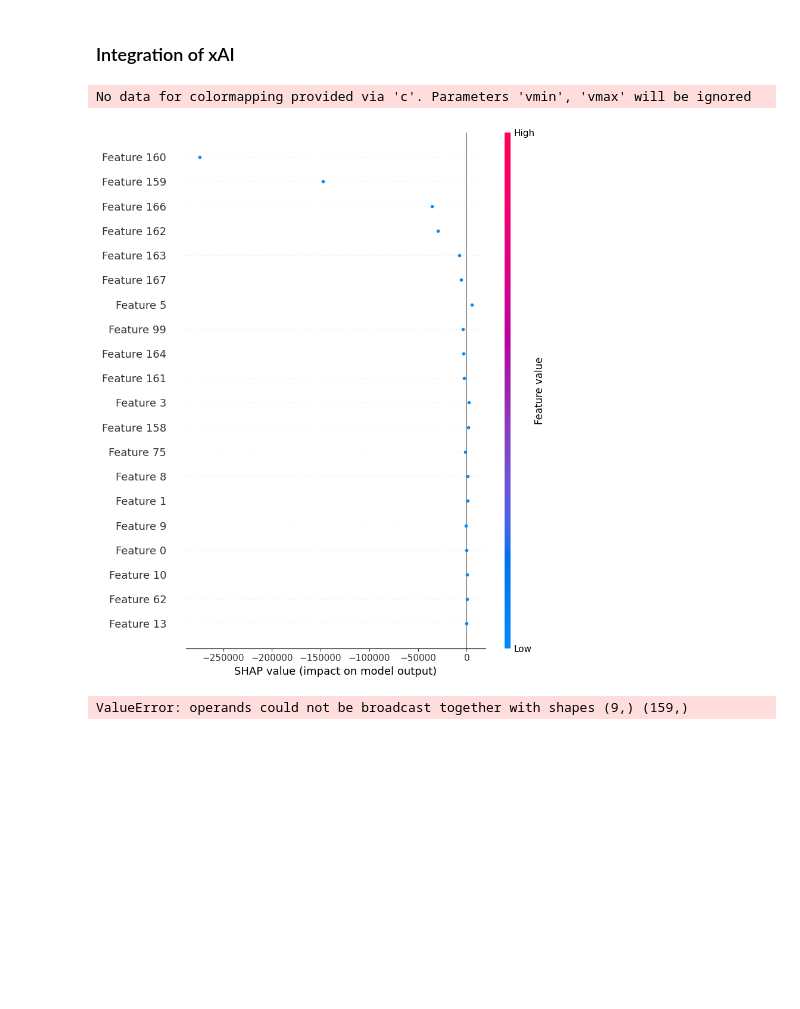
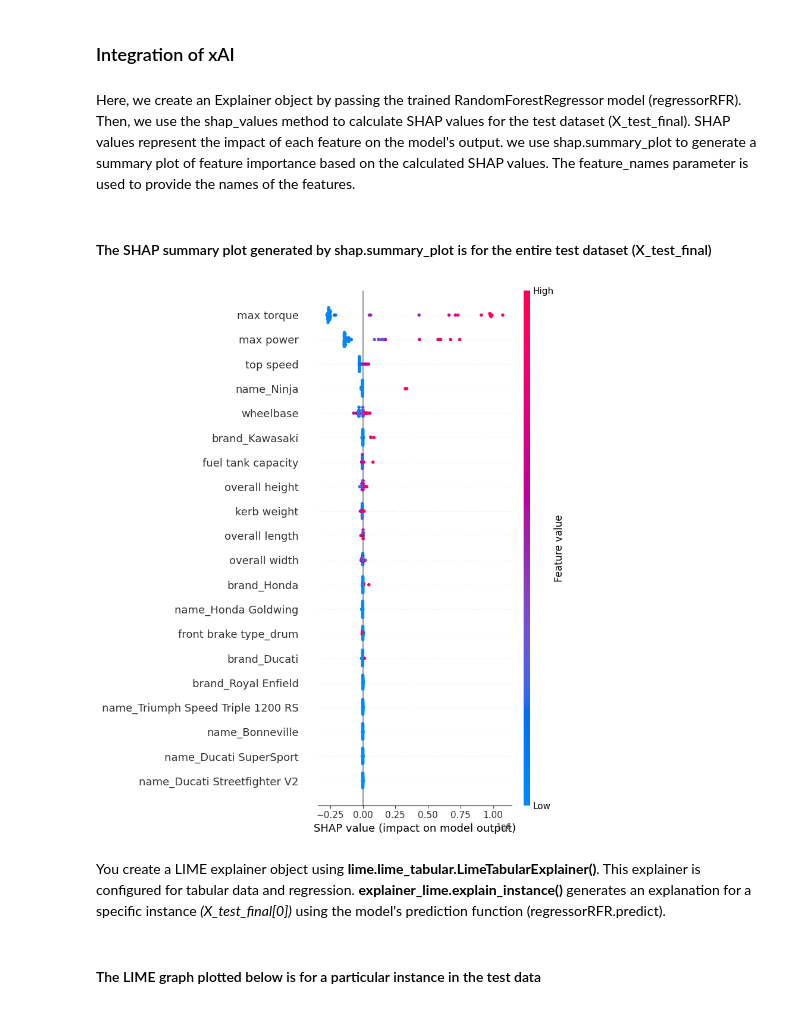
Before and after one commit to Omkar-Rajkumar-Khade/Custom_Bike_Pricing_Optimizer, a Jupyter notebook: Custom_Bike_Pricing_Optimizer_without_pipeline.ipynb, the cells around one changed output. Drawn from its saved outputs; the diff is of its cells as text; code cells hidden in the pictures; blank space fills up the shorter version.

```diff
--- a/Custom_Bike_Pricing_Optimizer_without_pipeline.ipynb
+++ b/Custom_Bike_Pricing_Optimizer_without_pipeline.ipynb
@@ -425,40 +427,23 @@ array([62647.53])
 # %% [markdown]
 ### Integration of xAI
-# %%
-
-# model = regressorRFR
-
-# Initialize explainer with the training data
-explainer = shap.Explainer(regressorRFR)
-
-# Calculate SHAP values for a single prediction
-shap_values = explainer.shap_values(test_input_final)
-
-# Plot summary plot or force plot
-shap.summary_plot(shap_values, test_input_final)
-# %% [output]
-No data for colormapping provided via 'c'. Parameters 'vmin', 'vmax' will be ignored
-[figure, removed]
-# %%
-import shap
-from lime import lime_tabular
-
-# Assuming you have already loaded your models and data
-
-# SHAP Explanation
-explainer_shap = shap.Explainer(regressorRFR, X_train_final)
-shap_values = explainer_shap.shap_values(test_input_final)
-
-# Use shap.summary_plot with feature names
-shap.summary_plot(shap_values, test_input_final, feature_names=['max power', 'max torque', 'fuel tank capacity', 'top speed', 'kerb weight', 'overall height', 'overall length', 'overall width', 'wheelbase'] + ohe2.get_feature_names_out(['brand','name', 'front brake type']))
-
-# LIME Explanation
-explainer_lime = lime_tabular.LimeTabularExplainer(X_train_final, feature_names=['max power', 'max torque', 'fuel tank capacity', 'top speed', 'kerb weight', 'overall height', 'overall length', 'overall width', 'wheelbase'] + ohe2.get_feature_names_out(['brand','name', 'front brake type']))
-
-# Explain a specific instance with LIME
-lime_explanation = explainer_lime.explain_instance(test_input_final[0], regressorRFR.predict, num_features=10)
-
-# Show the LIME explanation
-lime_explanation.show_in_notebook(show_table=True)
-# %% [output]
-ValueError: operands could not be broadcast together with shapes (9,) (159,)
+# %% [markdown]
+Here, we create an Explainer object by passing the trained RandomForestRegressor model (regressorRFR). Then, we use the shap_values method to calculate SHAP values for the test dataset (X_test_final). SHAP values represent the impact of each feature on the model's output. we use shap.summary_plot to generate a summary plot of feature importance based on the calculated SHAP values. The feature_names parameter is used to provide the names of the features.
+# %% [markdown]
+#### The SHAP summary plot generated by shap.summary_plot is for the entire test dataset (X_test_final)
+# %%
+import shap
+
+# Explain the model's predictions using SHAP values
+explainer = shap.Explainer(regressorRFR)
+shap_values = explainer.shap_values(X_test_final)
+
+# Plot summary plot
+shap.summary_plot(shap_values, X_test_final, feature_names=list(ohe2.get_feature_names_out()) + list(X_train_rem.columns))
+# %% [output]
+[figure, added]
+# %% [markdown]
+You create a LIME explainer object using **lime.lime_tabular.LimeTabularExplainer()**.
+This explainer is configured for tabular data and regression.
+**explainer_lime.explain_instance()** generates an explanation for a specific instance *(X_test_final[0])* using the model's prediction function (regressorRFR.predict).
+# %% [markdown]
+#### The LIME graph plotted below is for a particular instance in the test data
```
Also changed, not shown: parts of 9 cells of this notebook, 1 other file.
